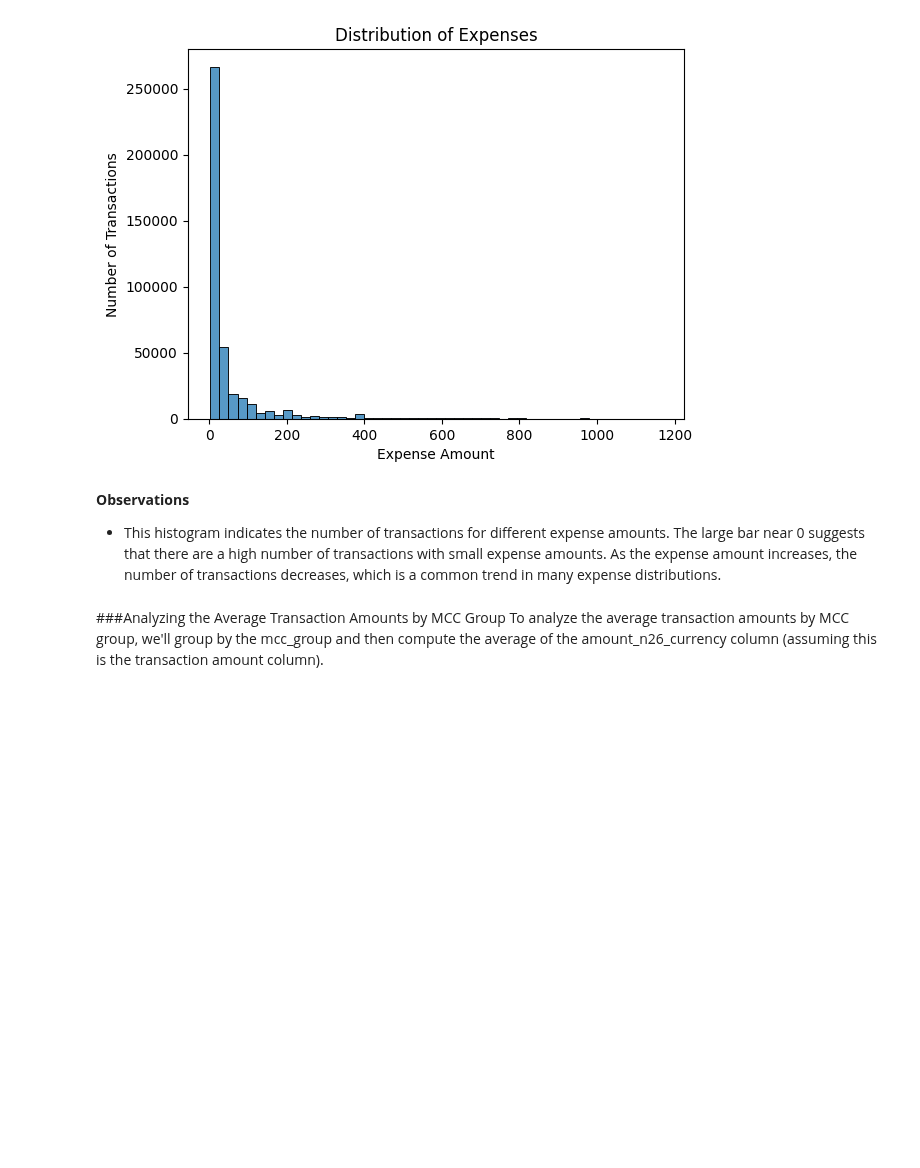
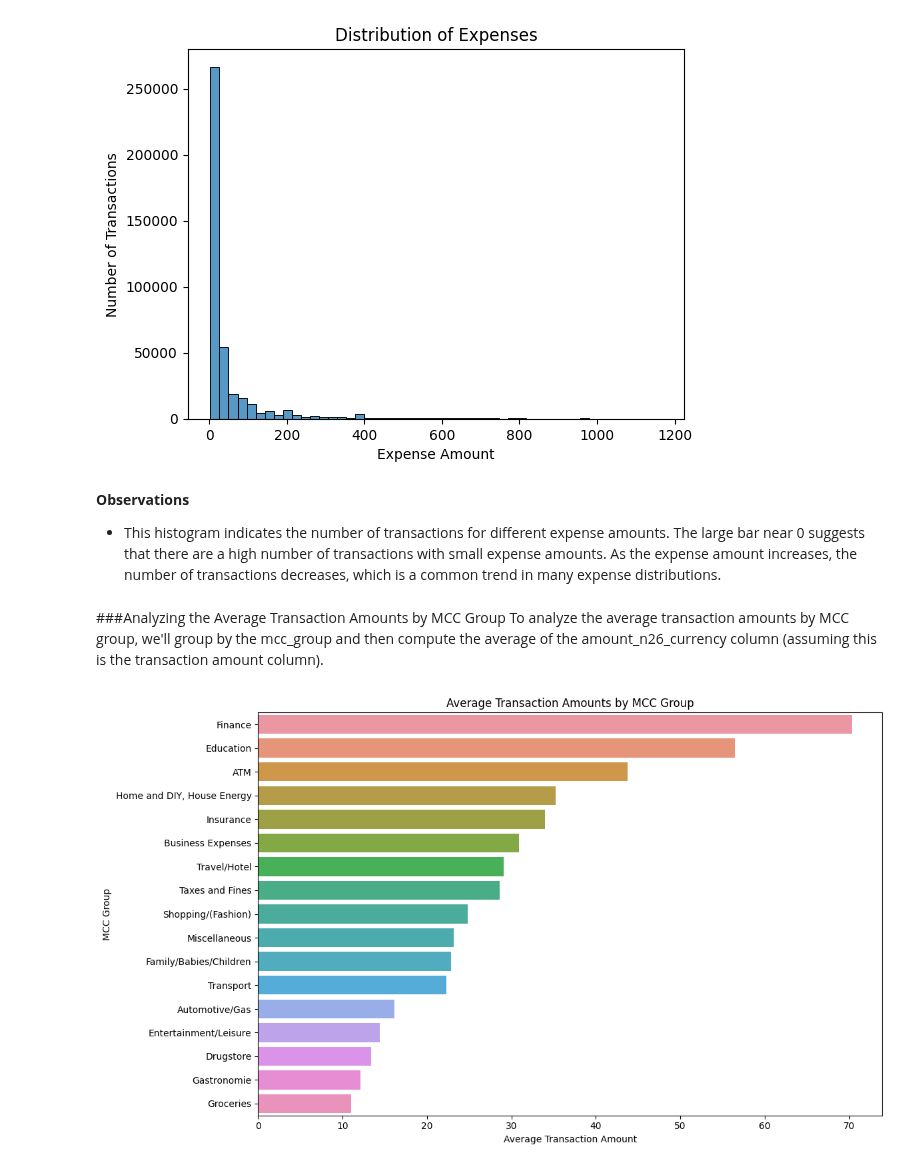
Before and after one commit to ajits-github/TimeSeries_Income_And_Expense_Prediction, a Jupyter notebook: TimeSeries_Income_And_Expense_Prediction.ipynb, the cells around one changed output. Saved outputs shown, nothing was run; the diff lists cells and outputs as text; code cells hidden in the pictures; blank space fills up the shorter version.

Commit message:
Avg trans by mcc group

```diff
--- a/TimeSeries_Income_And_Expense_Prediction.ipynb
+++ b/TimeSeries_Income_And_Expense_Prediction.ipynb
@@ -628,3 +628,17 @@ plt.show()
 # %% [markdown]
 ###Analyzing the Average Transaction Amounts by MCC Group
 To analyze the average transaction amounts by MCC group, we'll group by the mcc_group and then compute the average of the amount_n26_currency column (assuming this is the transaction amount column).
+# %%
+# Calculate the average transaction amount by MCC group
+avg_amount_by_mcc = df_merged.groupby('explanation_mcc_group')['amount_n26_currency'].mean().reset_index()
+
+# Plot
+plt.figure(figsize=(12, 7))
+sns.barplot(y='explanation_mcc_group', x='amount_n26_currency', data=avg_amount_by_mcc, order=avg_amount_by_mcc.sort_values('amount_n26_currency', ascending=False)['explanation_mcc_group'])
+plt.title('Average Transaction Amounts by MCC Group')
+plt.xlabel('Average Transaction Amount')
+plt.ylabel('MCC Group')
+plt.tight_layout()
+plt.show()
+# %% [output]
+[figure, added]
```
